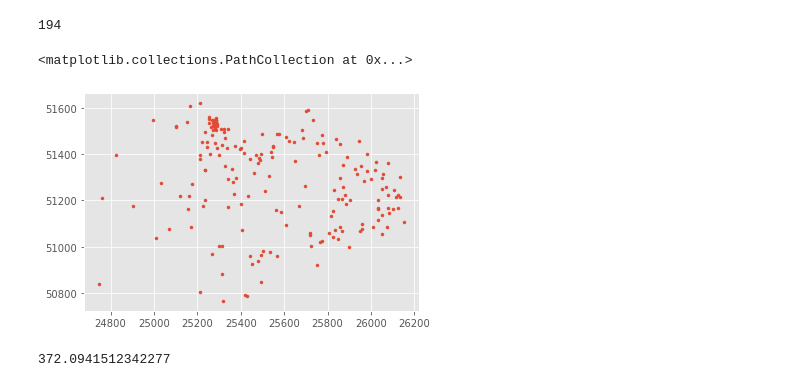
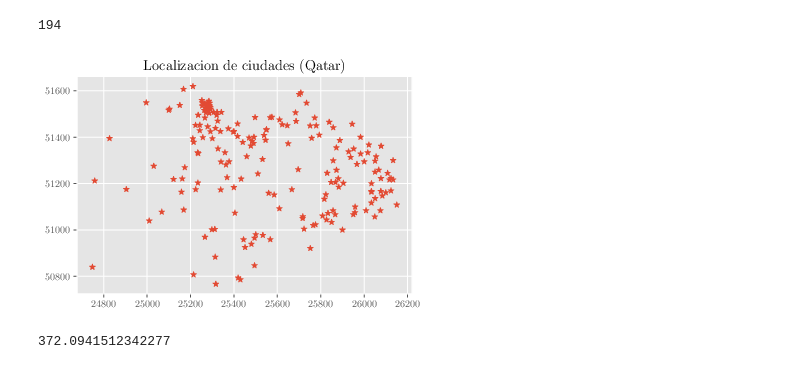
Before and after one commit to Rebeca98/Equipo_InvestigacionOperaciones, a Jupyter notebook: proyecto/Travelling Salesman.ipynb, the cells around one changed output. Saved outputs shown, nothing was run; the diff lists cells and outputs as text; code cells hidden in the pictures.

```diff
--- a/proyecto/Travelling Salesman.ipynb
+++ b/proyecto/Travelling Salesman.ipynb
@@ -1,7 +1,14 @@
 # %%
 import matplotlib
+import tikzplotlib
 import matplotlib.pyplot as plt
-import tikzplotlib
+matplotlib.use('pgf')
+
+plt.rcParams.update({
+    "pgf.texsystem": "pdflatex",
+    "font.family": "serif",
+    "font.serif": [],
+})
 
 plt.style.use("ggplot")
 # %%
@@ -21,10 +29,12 @@ n_cities
 # %% [output]
 194
 # %%
-plt.scatter(cities[:, 0], cities[:, 1], marker=".")
+plt.scatter(cities[:, 0], cities[:, 1], marker="*")
+plt.title("Localizacion de ciudades (Qatar)")
+
+plt.savefig("qatar.pdf")
 # %% [output]
-<matplotlib.collections.PathCollection at 0x...>
-[figure, old version]
+[figure, new version]
 # %%
 def d(i, j):
     return np.linalg.norm(cities[i, :] - cities[j, :])
```
Also changed, not shown: parts of 7 cells of this notebook, 4 other files.
